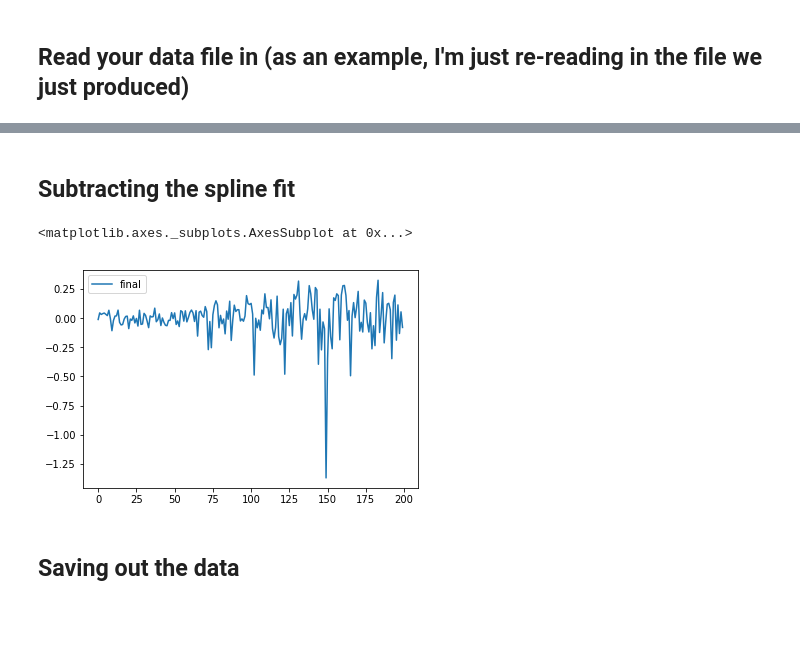
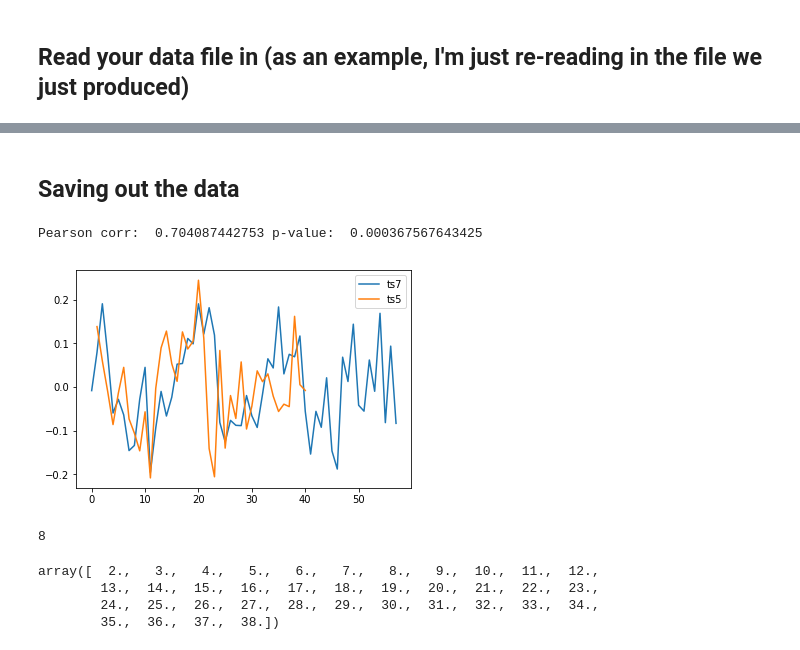
Before and after one commit to PaulHalloran/Jupiter_notebooks_halloran, a Jupyter notebook: bivalve_increment_processing.ipynb, the cells around one changed output, grey strips where cells are left out. Drawn from its saved outputs; the diff is of its cells as text; code cells hidden in the pictures; blank space fills up the shorter version.

```diff
--- a/bivalve_increment_processing.ipynb
+++ b/bivalve_increment_processing.ipynb
@@ -58,3 +32,0 @@ df
-# %%
-df['LogValues'] = np.log10(df['IncrementWidth'])
-df
@@ -82,2 +32,0 @@ df
-# %%
-df['Spline'] = interpolate.UnivariateSpline(df.index, df.LogValues, k=3)(df.index)
@@ -89,13 +33,66 @@ df.plot(y=["LogValues", "Spline"])
-# %% [markdown]
-## Subtracting the spline fit
-# %%
-df['final'] = df.LogValues - df.Spline
-df.plot(y='final')
-# %% [output]
-<matplotlib.axes._subplots.AxesSubplot at 0x...>
-[figure, removed]
+# %%
+my_dict = {}
+
+for (columnName, columnData) in df.iteritems():
+    my_dict[columnName] = pd.DataFrame(columns=['raw_data'])
+    my_dict[columnName].raw_data = columnData
+    my_dict[columnName].dropna(axis='rows',inplace=True)
+    my_dict[columnName]['LogValues'] = np.log10(my_dict[columnName].raw_data)
+    my_dict[columnName]['Spline'] = interpolate.UnivariateSpline(my_dict[columnName].index, my_dict[columnName]['LogValues'], k=3)(my_dict[columnName].index)
+    my_dict[columnName]['Processed'] = my_dict[columnName]['LogValues'] - my_dict[columnName]['Spline']
 # %% [markdown]
 ## Saving out the data
 # %%
 df.to_csv('processed_shell_data.csv', float_format='%.2f', na_rep="NAN!")
 # Note that you will want to change the name 'processed_shell_data.csv' to whatever you want to save that file as
+# %%
+def sliding_correlation(x1,x2):
+    window_length = 21
+    length_x1 = len(x1)
+    length_x2 = len(x2)
+    output = np.zeros([length_x1-window_length,length_x2-window_length])
+    p_out = np.zeros([length_x1-window_length,length_x2-window_length])
+    if (length_x2 > window_length) & (length_x1 > window_length):
+        for i in range(length_x1-window_length):
+            for j in range(length_x2-window_length):
+                corr_values = scipy.stats.pearsonr(x1[i:i+window_length], x2[j:j+window_length])
+                cc = corr_values[0]
+                p = corr_values[1]
+                output[i,j] = cc
+                p_out[i,j] = p
+        x1_max = np.max(output[0,:])
+        loc_x1_max = np.where(output[0,:] == x1_max)
+        x2_max = np.max(output[:,0])
+        loc_x2_max = np.where(output[:,0] == x2_max)
+        if x1_max > x2_max:
+            return [loc_x1_max[0][0],0],x1_max,p_out[0,loc_x1_max[0][0]]
+        else:
+            return [0,loc_x2_max[0][0]],x2_max,p_out[loc_x2_max[0][0],0]
+
+
+
+a = 'ts7'
+b = 'ts5'
+
+
+shift,max_corr,p_value = sliding_correlation(my_dict[a].Processed,my_dict[b].Processed)
+print 'Pearson corr: ',max_corr,'p-value: ',p_value
+
+plt.plot(np.arange(len(my_dict[a].Processed))+shift[0],my_dict[a].Processed,label= a)
+plt.plot(np.arange(len(my_dict[b].Processed))+shift[1],my_dict[b].Processed,label= b)
+plt.legend()
+plt.show()
+# %% [output]
+Pearson corr:  0.704087442753 p-value:  0.000367567643425
+[figure, added]
+# %%
+len(df.columns)
+# %% [output]
+8
+# %%
+np.arange(len(my_dict['ts2'].Processed))+2.0
+# %% [output]
+array([  2.,   3.,   4.,   5.,   6.,   7.,   8.,   9.,  10.,  11.,  12.,
+        13.,  14.,  15.,  16.,  17.,  18.,  19.,  20.,  21.,  22.,  23.,
+        24.,  25.,  26.,  27.,  28.,  29.,  30.,  31.,  32.,  33.,  34.,
+        35.,  36.,  37.,  38.])
```
Also changed, not shown: parts of 8 cells of this notebook.
